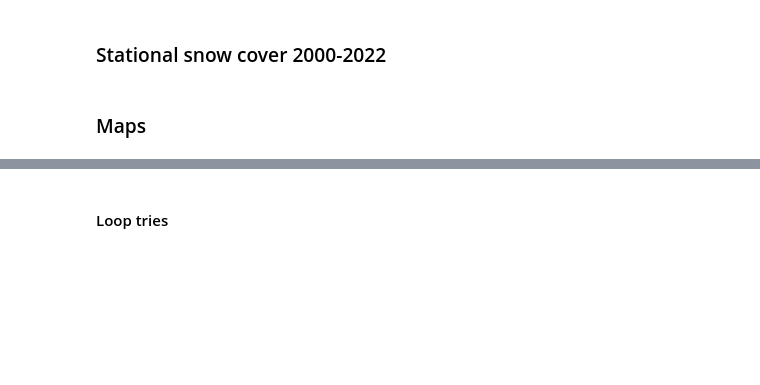
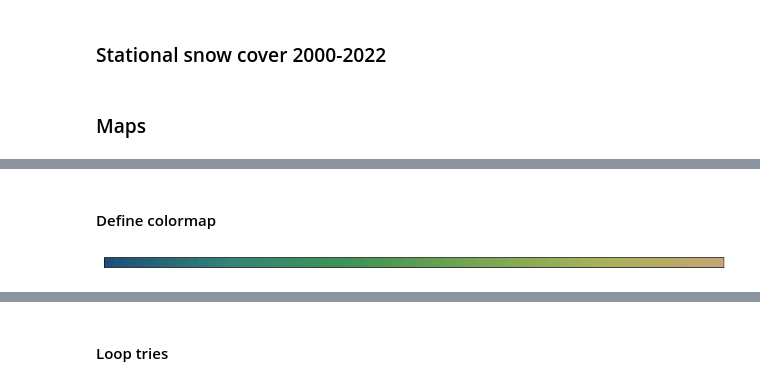
Before and after one commit to SQPaul/Snowmelt_ItataBasin, a Jupyter notebook: snow_cover.ipynb, the cells around one changed output, grey strips where cells are left out. Cells and saved outputs as stored; diff of their text form; code cells hidden in the pictures; blank space fills up the shorter version.

```diff
--- a/snow_cover.ipynb
+++ b/snow_cover.ipynb
@@ -411,0 +398,28 @@ NameError: name 'dem_path' is not defined
+# %% [markdown]
+#### Define colormap
+# %%
+def rgb_hex(rgb):
+    return '%02x%02x%02x' % rgb
+
+def make_Ramp( ramp_colors ):
+    from colour import Color
+    from matplotlib.colors import LinearSegmentedColormap
+
+    color_ramp = LinearSegmentedColormap.from_list( 'my_list', [ Color( c1 ).rgb for c1 in ramp_colors ] )
+    plt.figure( figsize = (15,3))
+    plt.imshow( [list(np.arange(0, len( ramp_colors ) , 0.1)) ] , interpolation='nearest', origin='lower', cmap= color_ramp )
+    plt.xticks([])
+    plt.yticks([])
+    return color_ramp
+
+a = rgb_hex((197,165,113))
+b = rgb_hex((167,178,91))
+c = rgb_hex((118,166,82))
+d = rgb_hex((64,148,85))
+e = rgb_hex((52,133,118))
+f = rgb_hex((29,81,123))
+#g = rgb_hex((6,5,116))
+
+dem_color = make_Ramp(["#"+str(f),"#"+str(e),"#"+str(d),"#"+str(c),"#"+str(b),"#"+str(a)])
+# %% [output]
+[figure, added]
```
Also changed, not shown: parts of 18 cells of this notebook.
